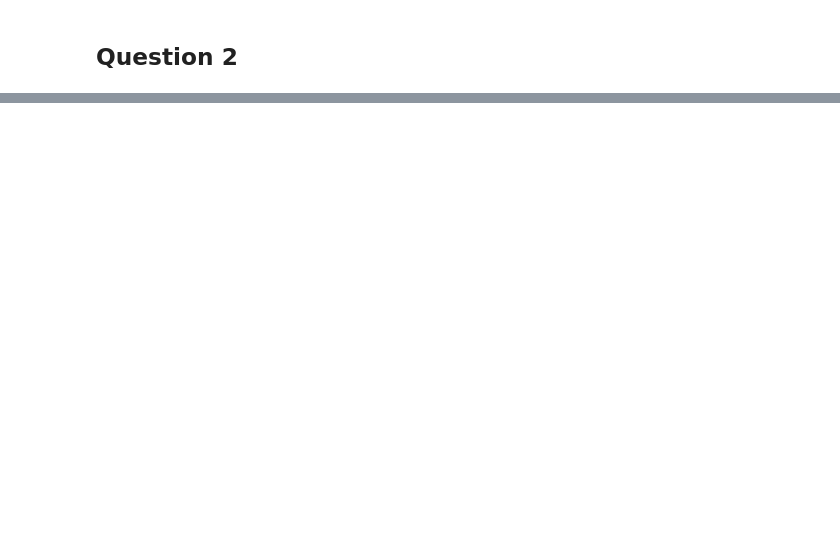
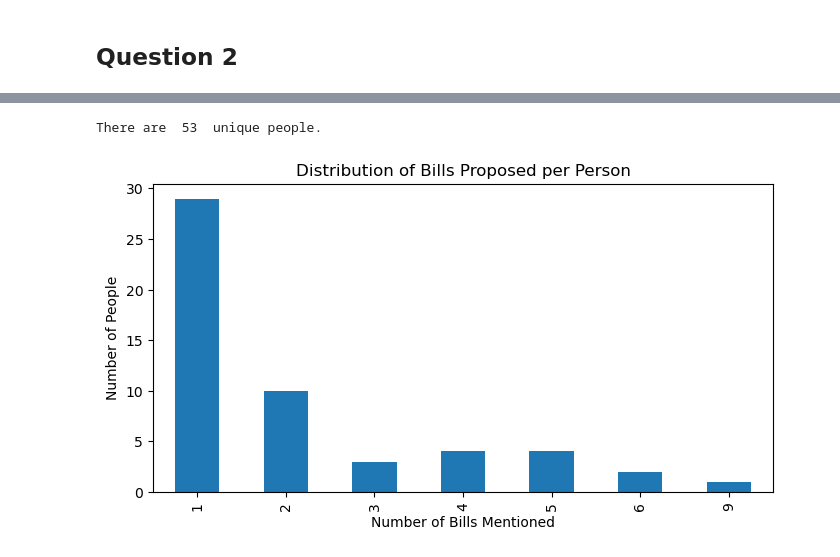
Before and after one commit to jubarringer098/qtm530fall2024, a Jupyter notebook: Homework/Homework 4/hw4.ipynb, the cells around one changed output, grey strips where cells are left out. Drawn from its saved outputs; the diff is of its cells as text; code cells hidden in the pictures; blank space fills up the shorter version.

```diff
--- a/Homework/Homework 4/hw4.ipynb
+++ b/Homework/Homework 4/hw4.ipynb
@@ -298,0 +215,12 @@ person_dataframe = house_floor_actions_in_senate_bills[['action',]]
+# %%
+# Looking through the "actions" column in the house_floor_actions_in_senate_bills dataframe to find titles followed by names
+people_list = house_floor_actions_in_senate_bills["action"].str.findall(r"[A-Z]{1}[a-z]{1,3}\.\s[A-Z]{1}[A-Za-z]*|[A-Z]{1}[a-z]{1,3}\.\s[A-Z]{1}[A-Za-z]*\-[A-Z]{1}[A-Za-z]*|[A-Z]{1}[a-z]{1,3}\.\s[A-Z]{1}[A-Za-z]*\s[A-Z]{1}[A-Za-z]*")
+
+# I want to check to see if a given action can contain multiple people
+multiple_people = people_list.apply(lambda x: len(x) > 1)
+house_floor_actions_in_senate_bills.loc[:, 'multiple_people'] = multiple_people
+rows_with_multiple_people = house_floor_actions_in_senate_bills[house_floor_actions_in_senate_bills['multiple_people']]
+if rows_with_multiple_people.empty:
+    print("Each action only contains one person.")
+else:
+    print(rows_with_multiple_people)
@@ -298,0 +234,22 @@ person_dataframe = house_floor_actions_in_senate_bills[['action',]]
+# %%
+# So can rerun the code block without rerunning the above code block
+people_list_copy = people_list.copy()
+
+# Since findall returns a list, extract the element from the list (there is only one person per row) and convert to string
+people_list_copy = people_list_copy.apply(lambda x: x[0] if isinstance(x, list) and len(x) > 0 else None)
+
+# Join the extracted names with the corresponding bill_id (row alignment so based on index)
+people_data = house_floor_actions_in_senate_bills[['bill_id']].join(people_list_copy.rename('person'))
+
+# Drop rows where no person was found
+people_data = people_data.dropna(subset=['person'])
+
+# Count how many unique bills mention each person and sort by bill count
+person_bill_counts = people_data.groupby('person')['bill_id'].nunique().reset_index().rename(columns={'bill_id': 'bill_count'})
+person_bill_counts_sorted = person_bill_counts.sort_values(by='bill_count', ascending=False).reset_index()
+print("There are ", person_bill_counts['person'].nunique(), " unique people.")
+
+# Distribution of total bills mentioned per person
+distribution = person_bill_counts['bill_count'].value_counts().sort_index()
+# %% [output]
+There are  53  unique people.
@@ -298,0 +281,9 @@ person_dataframe = house_floor_actions_in_senate_bills[['action',]]
+# %%
+# Plot distribution
+distribution.plot(kind='bar', figsize=(8,4))
+plt.xlabel('Number of Bills Mentioned')
+plt.ylabel('Number of People')
+plt.title('Distribution of Bills Proposed per Person')
+plt.show()
+# %% [output]
+[figure, added]
```
Also changed, not shown: parts of 43 cells of this notebook, 1 other file.
